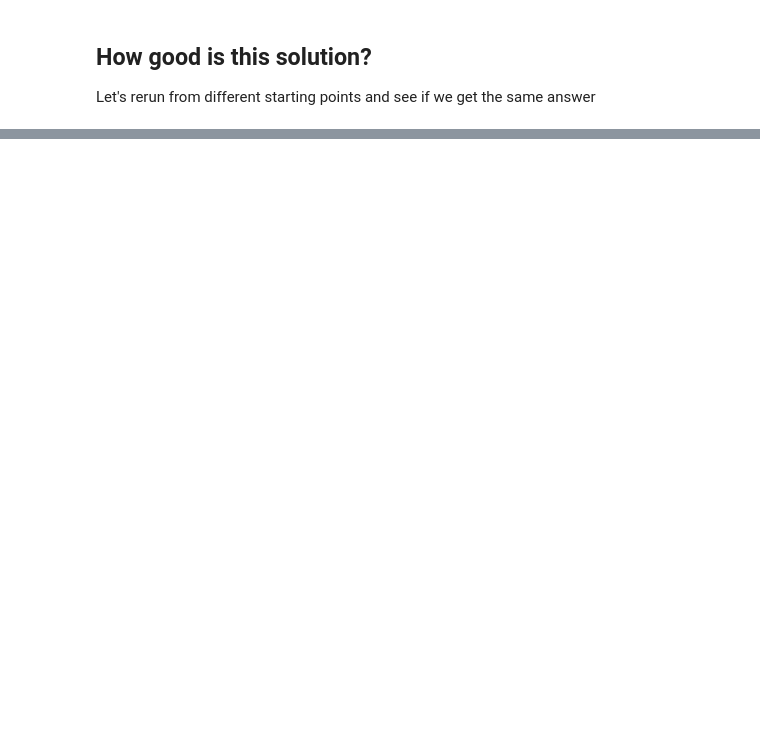
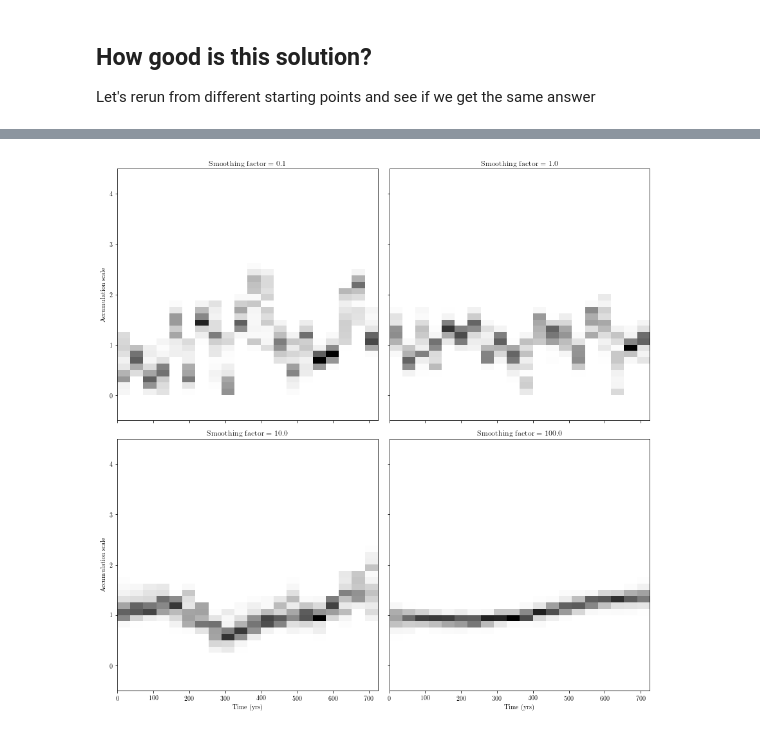
Before and after one commit to dlilien/mcmc_seminar, a Jupyter notebook: MCMC Layers.ipynb, the cells around one changed output, grey strips where cells are left out. Drawn from its saved outputs; the diff is of its cells as text; code cells hidden in the pictures; blank space fills up the shorter version.

```diff
--- a/MCMC Layers.ipynb
+++ b/MCMC Layers.ipynb
@@ -495,0 +498,22 @@ for ax in (ax1, ax3):
+# %%
+fig, ((ax1, ax2), (ax3, ax4)) = plt.subplots(figsize=(12, 12), nrows=2, ncols=2, sharex=True, sharey=True)
+for ax, name, outs, mis in [(ax1, 0.1, outputs_smooth01, misfits_smooth01),
+                            (ax2, 1.0, outputs_smooth1, misfits_smooth1),
+                            (ax3, 10.0, outputs_smooth10, misfits_smooth10),
+                            (ax4, 100.0, outputs_smooth100, misfits_smooth100)]:
+    histogram_edges = np.linspace(minv, maxv, n_bins + 1)
+    histogram = np.zeros((n_bins, n_tsteps))
+    he = np.zeros((n_bins + 1, n_tsteps))
+    good_mask = mis[:, 1] < cutoff
+    for j in range(n_tsteps):
+        histogram[:, j], he[:, j] = np.histogram(outs[n_tsteps + j, good_mask], bins=histogram_edges)
+    histogram[histogram == 0] = np.nan
+    ax.imshow(np.flipud(histogram), aspect='auto', cmap='Greys', extent=(0, total_time, minv, maxv), vmin=0, vmax=np.nanmax(histogram))
+    ax.set_title('Smoothing factor = {:4.1f}'.format(name))
+plt.tight_layout()
+for ax in (ax3, ax4):
+    ax.set_xlabel('Time (yrs)')
+for ax in (ax1, ax3):
+    ax.set_ylabel('Accumulation scale')
+# %% [output]
+[figure, added]
```
Also changed, not shown: parts of 6 cells of this notebook.
